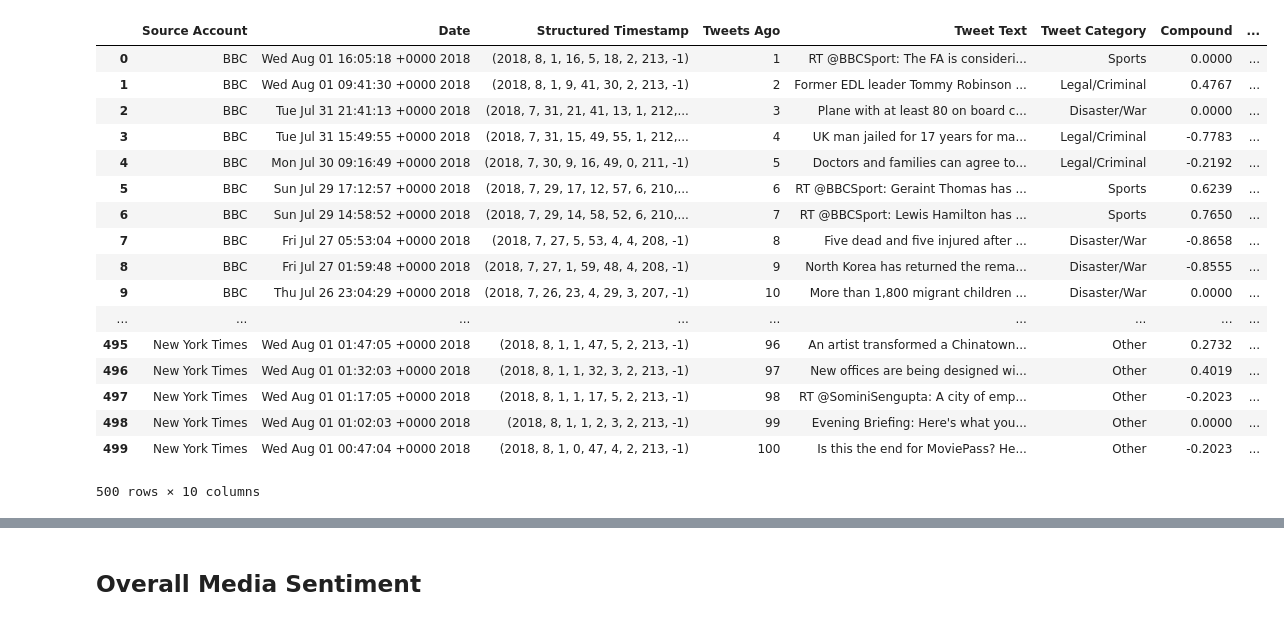
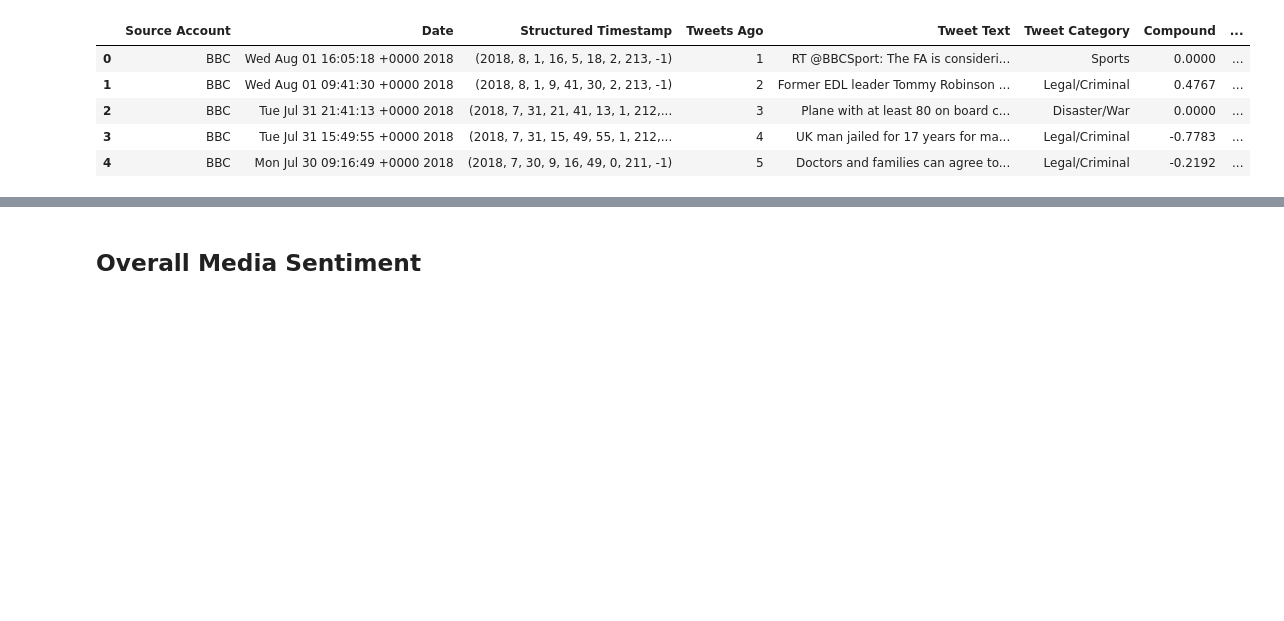
Before and after one commit to BENFRAUND/News_Sentiment_Analysis, a Jupyter notebook: News_Tweet_Analysis.ipynb, the cells around one changed output, grey strips where cells are left out. Saved outputs shown, nothing was run; the diff lists cells and outputs as text; code cells hidden in the pictures; blank space fills up the shorter version.

```diff
--- a/News_Tweet_Analysis.ipynb
+++ b/News_Tweet_Analysis.ipynb
@@ -109,32 +109,20 @@ for user in target_users:
 # %%
 # Convert tweet data and sentiments to dataframe
 sentiments_pd = pd.DataFrame.from_dict(sentiments)
 sentiments_pd['Source Account'] = sentiments_pd['Source Account'].replace(['BBCBreaking'],'BBC')
 sentiments_pd['Source Account'] = sentiments_pd['Source Account'].replace(['CBSNews'],'CBS')
 sentiments_pd['Source Account'] = sentiments_pd['Source Account'].replace(['CNNbrk'],'CNN')
 sentiments_pd['Source Account'] = sentiments_pd['Source Account'].replace(['FoxNews'],'Fox')
 sentiments_pd['Source Account'] = sentiments_pd['Source Account'].replace(['nytimes'],'New York Times')
 sentiments_pd = sentiments_pd[['Source Account','Date','Structured Timestamp','Tweets Ago','Tweet Text','Tweet Category','Compound','Positive','Neutral','Negative']]
-sentiments_pd
+sentiments_pd.head()
 # %% [output]
 |  | Source Account | Date | Structured Timestamp | Tweets Ago | Tweet Text | Tweet Category | Compound | ... |
 | 0 | BBC | Wed Aug 01 16:05:18 +0000 2018 | (2018, 8, 1, 16, 5, 18, 2, 213, -1) | 1 | RT @BBCSport: The FA is consideri... | Sports | 0.0000 | ... |
 | 1 | BBC | Wed Aug 01 09:41:30 +0000 2018 | (2018, 8, 1, 9, 41, 30, 2, 213, -1) | 2 | Former EDL leader Tommy Robinson ... | Legal/Criminal | 0.4767 | ... |
 | 2 | BBC | Tue Jul 31 21:41:13 +0000 2018 | (2018, 7, 31, 21, 41, 13, 1, 212,... | 3 | Plane with at least 80 on board c... | Disaster/War | 0.0000 | ... |
 | 3 | BBC | Tue Jul 31 15:49:55 +0000 2018 | (2018, 7, 31, 15, 49, 55, 1, 212,... | 4 | UK man jailed for 17 years for ma... | Legal/Criminal | -0.7783 | ... |
 | 4 | BBC | Mon Jul 30 09:16:49 +0000 2018 | (2018, 7, 30, 9, 16, 49, 0, 211, -1) | 5 | Doctors and families can agree to... | Legal/Criminal | -0.2192 | ... |
-| 5 | BBC | Sun Jul 29 17:12:57 +0000 2018 | (2018, 7, 29, 17, 12, 57, 6, 210,... | 6 | RT @BBCSport: Geraint Thomas has ... | Sports | 0.6239 | ... |
-| 6 | BBC | Sun Jul 29 14:58:52 +0000 2018 | (2018, 7, 29, 14, 58, 52, 6, 210,... | 7 | RT @BBCSport: Lewis Hamilton has ... | Sports | 0.7650 | ... |
-| 7 | BBC | Fri Jul 27 05:53:04 +0000 2018 | (2018, 7, 27, 5, 53, 4, 4, 208, -1) | 8 | Five dead and five injured after ... | Disaster/War | -0.8658 | ... |
-| 8 | BBC | Fri Jul 27 01:59:48 +0000 2018 | (2018, 7, 27, 1, 59, 48, 4, 208, -1) | 9 | North Korea has returned the rema... | Disaster/War | -0.8555 | ... |
-| 9 | BBC | Thu Jul 26 23:04:29 +0000 2018 | (2018, 7, 26, 23, 4, 29, 3, 207, -1) | 10 | More than 1,800 migrant children ... | Disaster/War | 0.0000 | ... |
-| ... | ... | ... | ... | ... | ... | ... | ... | ... |
-| 495 | New York Times | Wed Aug 01 01:47:05 +0000 2018 | (2018, 8, 1, 1, 47, 5, 2, 213, -1) | 96 | An artist transformed a Chinatown... | Other | 0.2732 | ... |
-| 496 | New York Times | Wed Aug 01 01:32:03 +0000 2018 | (2018, 8, 1, 1, 32, 3, 2, 213, -1) | 97 | New offices are being designed wi... | Other | 0.4019 | ... |
-| 497 | New York Times | Wed Aug 01 01:17:05 +0000 2018 | (2018, 8, 1, 1, 17, 5, 2, 213, -1) | 98 | RT @SominiSengupta: A city of emp... | Other | -0.2023 | ... |
-| 498 | New York Times | Wed Aug 01 01:02:03 +0000 2018 | (2018, 8, 1, 1, 2, 3, 2, 213, -1) | 99 | Evening Briefing: Here's what you... | Other | 0.0000 | ... |
-| 499 | New York Times | Wed Aug 01 00:47:04 +0000 2018 | (2018, 8, 1, 0, 47, 4, 2, 213, -1) | 100 | Is this the end for MoviePass? He... | Other | -0.2023 | ... |
-500 rows × 10 columns
 # %%
 # Export sentiments_pd to csv file
 min_date = time.strftime('%b %d', min(sentiments_pd["Structured Timestamp"]))
```
Also changed, not shown: parts of 7 cells of this notebook, 6 other files.
